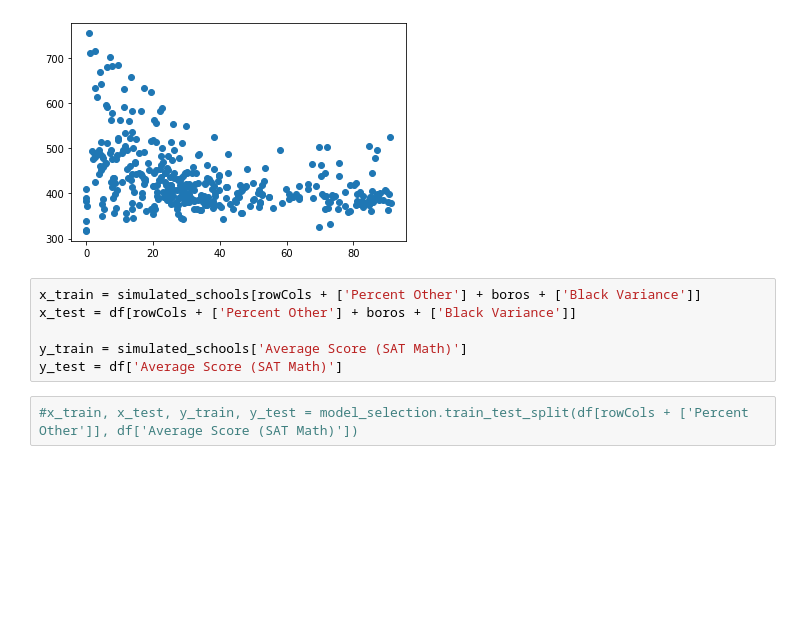
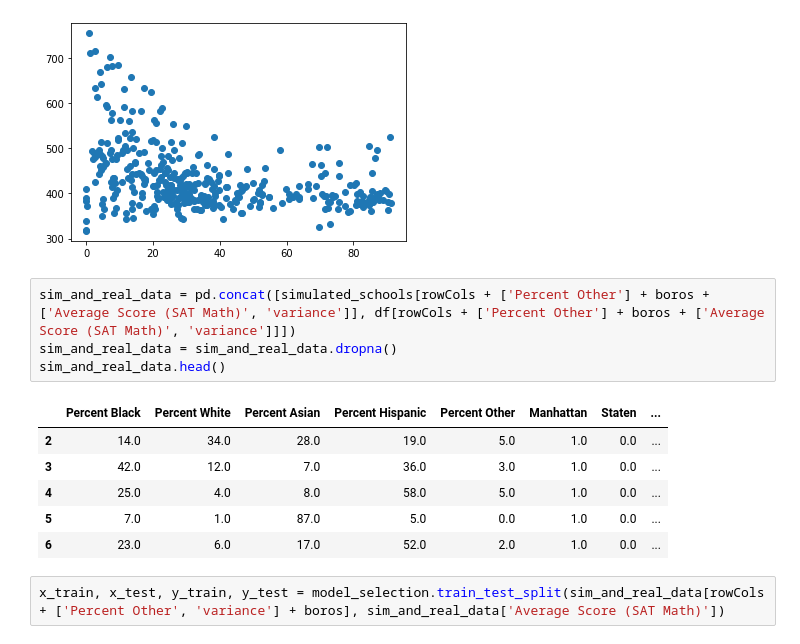
Before and after one commit to JordyKieto/NYC-SAT-Scores-Server, a Jupyter notebook: Regression_Notebook.ipynb, the cells around one changed output. Drawn from its saved outputs; the diff is of its cells as text; blank space fills up the shorter version.

```diff
--- a/Regression_Notebook.ipynb
+++ b/Regression_Notebook.ipynb
@@ -135,13 +135,18 @@ plt.scatter(df['Percent Black'], df['Average Score (SAT Math)'])
 <matplotlib.collections.PathCollection at 0x...>
 [figure]
 # %%
-x_train = simulated_schools[rowCols + ['Percent Other'] + boros + ['Black Variance']]
-x_test = df[rowCols + ['Percent Other'] + boros + ['Black Variance']]
-
-y_train = simulated_schools['Average Score (SAT Math)']
-y_test = df['Average Score (SAT Math)']
+sim_and_real_data = pd.concat([simulated_schools[rowCols + ['Percent Other'] + boros + ['Average Score (SAT Math)', 'variance']], df[rowCols + ['Percent Other'] + boros + ['Average Score (SAT Math)', 'variance']]])
+sim_and_real_data = sim_and_real_data.dropna()
+sim_and_real_data.head()
+# %% [output]
+|  | Percent Black | Percent White | Percent Asian | Percent Hispanic | Percent Other | Manhattan | Staten | ... |
+| 2 | 14.0 | 34.0 | 28.0 | 19.0 | 5.0 | 1.0 | 0.0 | ... |
+| 3 | 42.0 | 12.0 | 7.0 | 36.0 | 3.0 | 1.0 | 0.0 | ... |
+| 4 | 25.0 | 4.0 | 8.0 | 58.0 | 5.0 | 1.0 | 0.0 | ... |
+| 5 | 7.0 | 1.0 | 87.0 | 5.0 | 0.0 | 1.0 | 0.0 | ... |
+| 6 | 23.0 | 6.0 | 17.0 | 52.0 | 2.0 | 1.0 | 0.0 | ... |
 # %%
-#x_train, x_test, y_train, y_test = model_selection.train_test_split(df[rowCols + ['Percent Other']], df['Average Score (SAT Math)'])
+x_train, x_test, y_train, y_test = model_selection.train_test_split(sim_and_real_data[rowCols + ['Percent Other', 'variance'] + boros], sim_and_real_data['Average Score (SAT Math)'])
 # %%
 # create a linear regression object
 regr = linear_model.LinearRegression()
```
Also changed, not shown: parts of 8 cells of this notebook.
